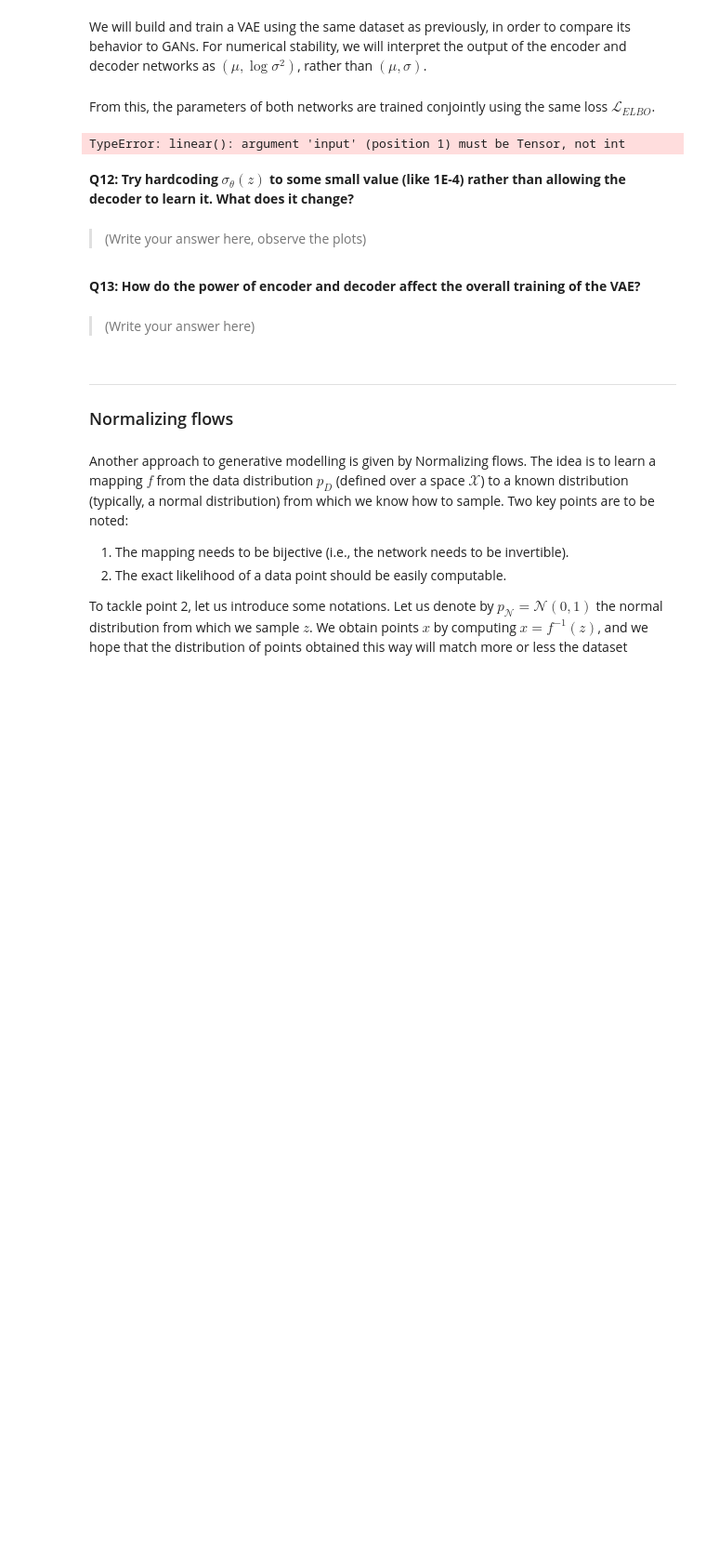
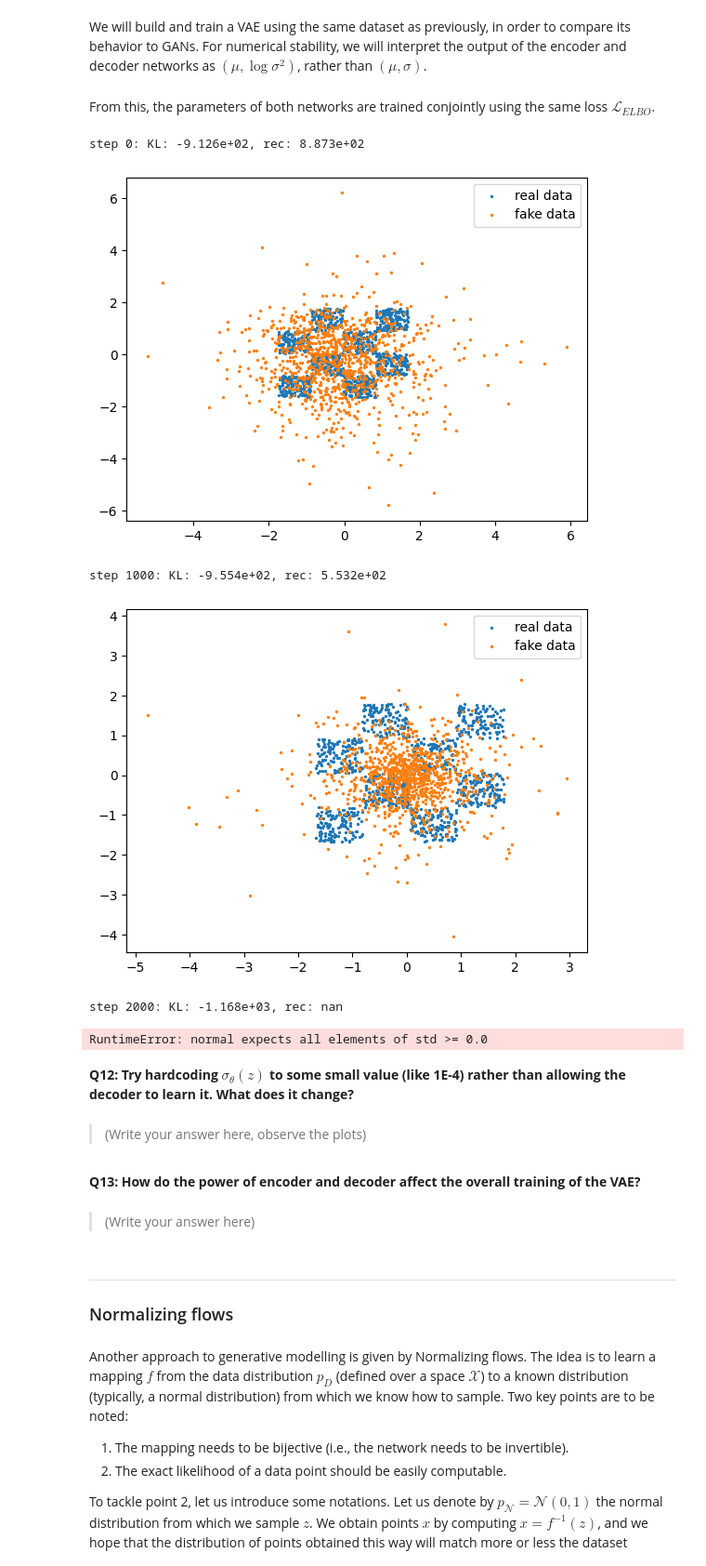
Before and after one commit to paulbonin/DLIP6, a Jupyter notebook: TP6_generative_models.ipynb, the cells around one changed output. Shown: that part at 93% size. Saved outputs shown, nothing was run; the diff lists cells and outputs as text; code cells hidden in the pictures; blank space fills up the shorter version.

```diff
--- a/TP6_generative_models.ipynb
+++ b/TP6_generative_models.ipynb
@@ -331,7 +332,7 @@ We will also model $p_\theta(x | z)$ as a diagonal Gaussian $\mathcal{N}(\mu_\th
 We will build and train a VAE using the same dataset as previously, in order to compare its behavior to GANs. For numerical stability, we will interpret the output of the encoder and decoder networks as $(\mu, \log\sigma^2)$, rather than $(\mu, \sigma)$.
 # %%
 # Choose a value for the latent dimension
-LATENT_N = 10
+LATENT_N = 5
 
 # Define the generator
 class Encoder(nn.Module):
@@ -382,41 +383,58 @@ optim_dec = torch.optim.Adam(decoder.parameters(), lr=0.001, betas=(0.5,0.9))
 for i in range(N_ITER):
     encoder.zero_grad()
     decoder.zero_grad()
 
     x = generate_batch(BATCHLEN)
 
     enc_mu, enc_logvar = encoder(x)
+
+    #
+    # SAMPLE z FROM q(z|x) HERE
+    #
+    mean = torch.mean(enc_mu, axis=0)
+    covariance_matrix = torch.diag(torch.exp(torch.mean(enc_logvar, axis=0)))
+    multivariate_normal = MultivariateNormal(mean, covariance_matrix)
+    z = multivariate_normal.sample()
+
     #
     # COMPUTE THE KL PART OF THE LOSS HERE
     #
-    loss_kl = 0
-    #
-    # SAMPLE z FROM q(z|x) HERE
-    #
-    z = 0
+    loss_kl = 1 / BATCHLEN * torch.sum(
+        torch.log(1 / (2 * torch.pi ** LATENT_N/2 * torch.sum(torch.exp(enc_logvar) ** 1/2))
+                  * torch.exp(-1/2 * (z - enc_mu) @ torch.diag(1 / torch.exp(torch.mean(enc_logvar, axis=0))) @ (z - enc_mu).T))
+        - torch.log(1 / (2 * torch.pi ** LATENT_N/2 * LATENT_N ** 1/2)
+                  * torch.exp(-1/2 * z.T @ z)))
 
     dec_mu, dec_logvar = decoder(z)
+
     #
     # COMPUTE THE RECONSTRUCTION PART OF THE LOSS HERE
     #
-    loss_rec = 0
+    loss_rec = - 1 / BATCHLEN * torch.sum(torch.log(
+        1 / (2 * torch.pi ** LATENT_N/2 * torch.sum(torch.exp(dec_logvar) ** 1/2))
+                  * torch.exp(-1/2 * (x - dec_mu) @ torch.diag(1 / torch.exp(dec_logvar)) @ (x - dec_mu).T)))
 
     (loss_kl + loss_rec).backward()
     optim_enc.step()
     optim_dec.step()
     if i%1000 == 0:
         print('step {}: KL: {:.3e}, rec: {:.3e}'.format(i, float(loss_kl), float(loss_rec)))
         # plot the result
         real_batch = generate_batch(1024)
         rec_batch = torch.normal(dec_mu, torch.exp(0.5*dec_logvar)).detach()
         fake_batch = decoder.generate(1024).detach()
         plt.scatter(real_batch[:,0], real_batch[:,1], s=2.0, label='real data')
-        plt.scatter(rec_batch[:,0], rec_batch[:,1], s=2.0, label='rec data')
+        # plt.scatter(rec_batch[:,0], rec_batch[:,1], s=2.0, label='rec data')
         plt.scatter(fake_batch[:,0], fake_batch[:,1], s=2.0, label='fake data')
         plt.legend()
         plt.show()
 # %% [output]
-TypeError: linear(): argument 'input' (position 1) must be Tensor, not int
+step 0: KL: -9.126e+02, rec: 8.873e+02
+[figure, added]
+step 1000: KL: -9.554e+02, rec: 5.532e+02
+[figure, added]
+step 2000: KL: -1.168e+03, rec: nan
+RuntimeError: normal expects all elements of std >= 0.0
 # %% [markdown]
 **Q12: Try hardcoding $\sigma_\theta(z)$ to some small value (like 1E-4) rather than allowing the decoder to learn it. What does it change?**
 # %% [markdown]
```
Also changed, not shown: parts of 4 cells of this notebook.
